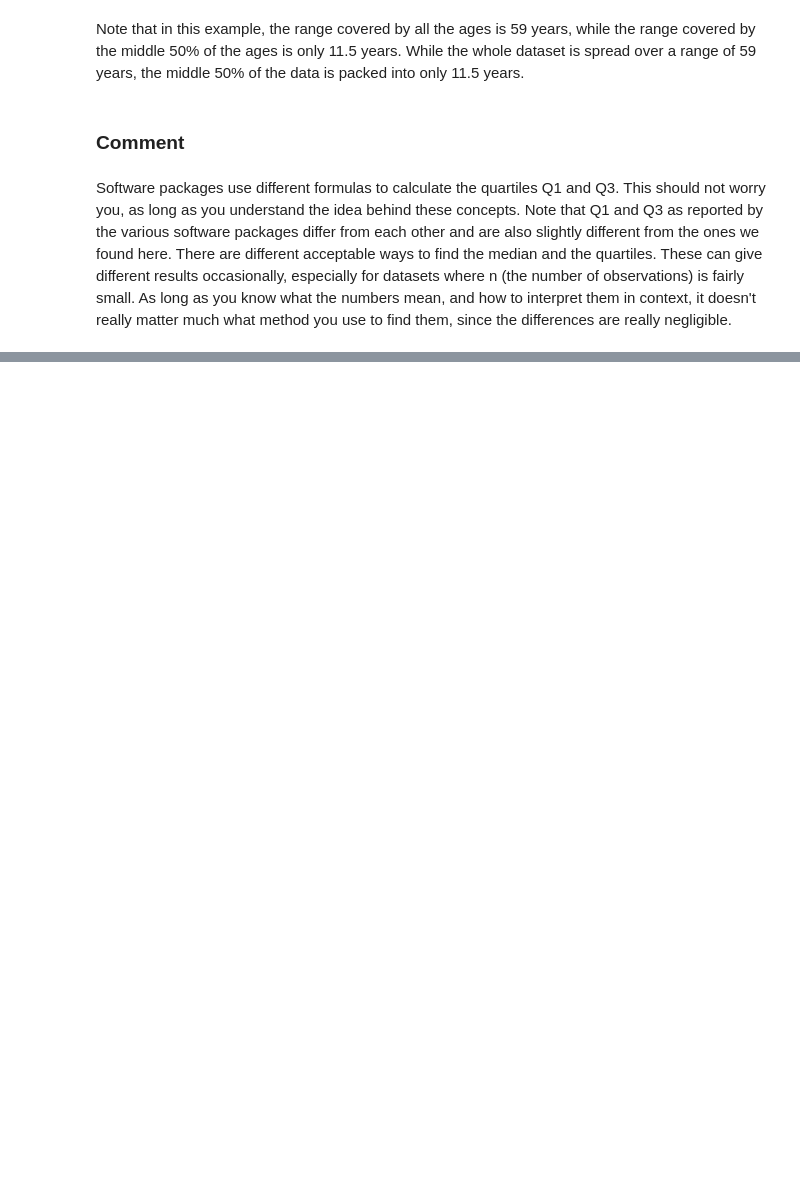
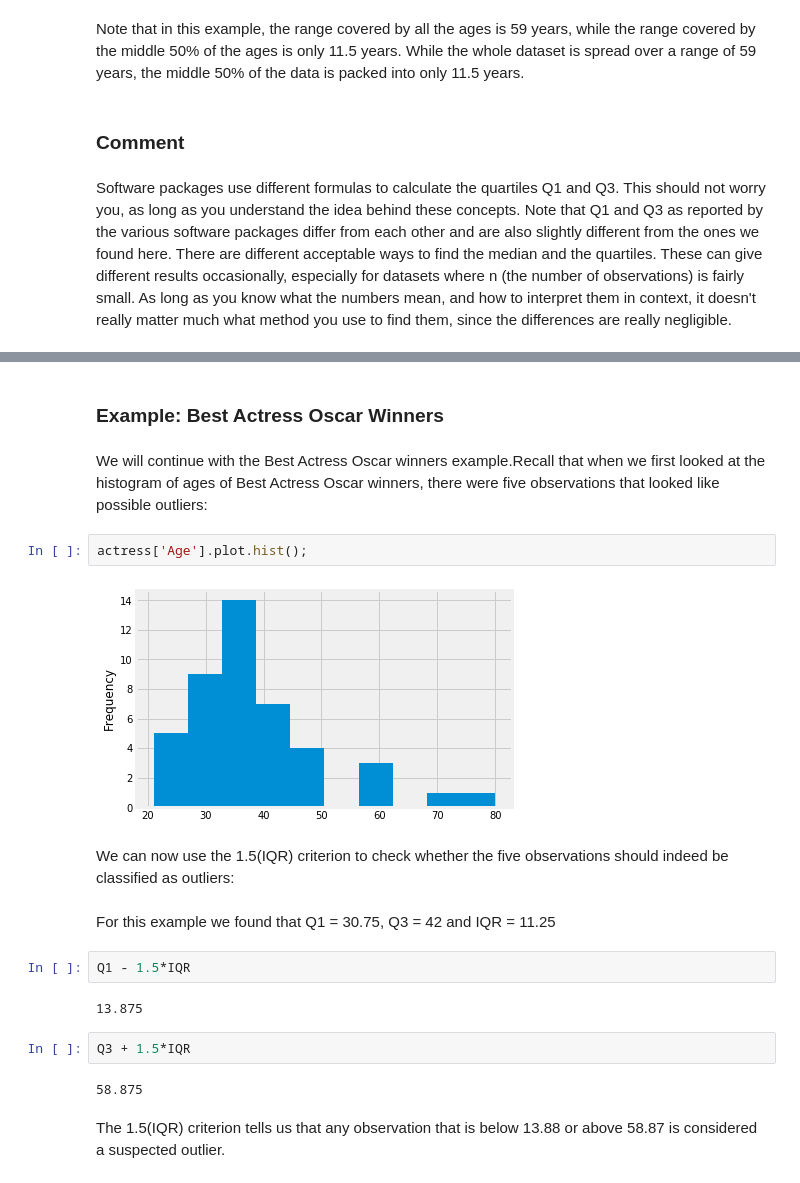
Before and after one commit to bprasad26/statistics_with_python, a Jupyter notebook: Notebooks/02_EDA_Examining_Distributions_part2.ipynb, the cells around one changed output, grey strips where cells are left out. Saved outputs shown, nothing was run; the diff lists cells and outputs as text; blank space fills up the shorter version.

```diff
--- a/Notebooks/02_EDA_Examining_Distributions_part2.ipynb
+++ b/Notebooks/02_EDA_Examining_Distributions_part2.ipynb
@@ -298,0 +316,22 @@ Software packages use different formulas to calculate the quartiles Q1 and Q3. T
+# %% [markdown]
+### Example: Best Actress Oscar Winners
+# %% [markdown]
+We will continue with the Best Actress Oscar winners example.Recall that when we first looked at the histogram of ages of Best Actress Oscar winners, there were five observations that looked like possible outliers:
+# %%
+actress['Age'].plot.hist();
+# %% [output]
+[figure, added]
+# %% [markdown]
+We can now use the 1.5(IQR) criterion to check whether the five observations should indeed be classified as outliers:
+# %% [markdown]
+For this example we found that Q1 = 30.75, Q3 = 42  and IQR = 11.25
+# %%
+Q1 - 1.5*IQR
+# %% [output]
+13.875
+# %%
+Q3 + 1.5*IQR
+# %% [output]
+58.875
+# %% [markdown]
+The 1.5(IQR) criterion tells us that any observation that is below 13.88 or above 58.87 is considered a suspected outlier.
```
Also changed, not shown: parts of 206 cells of this notebook, 25 other files.
